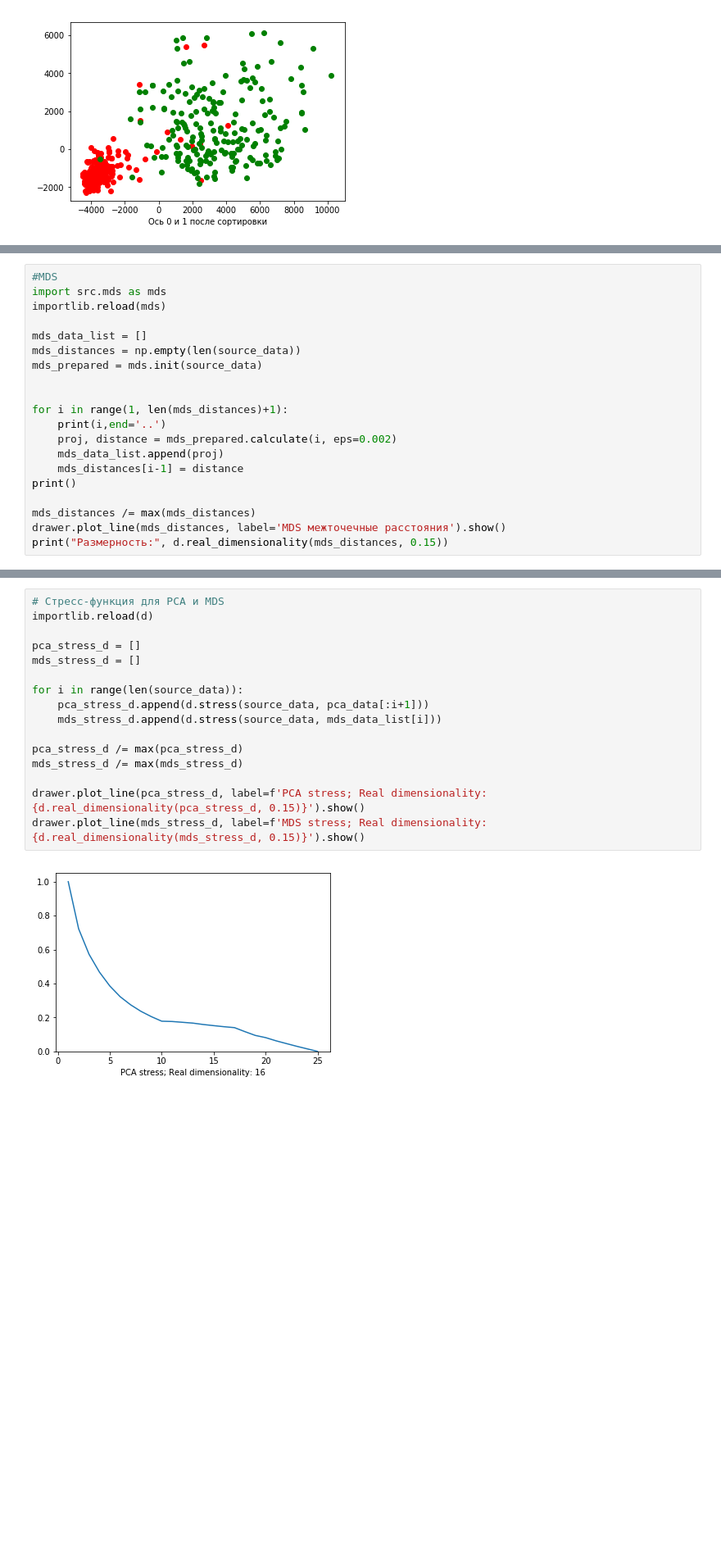
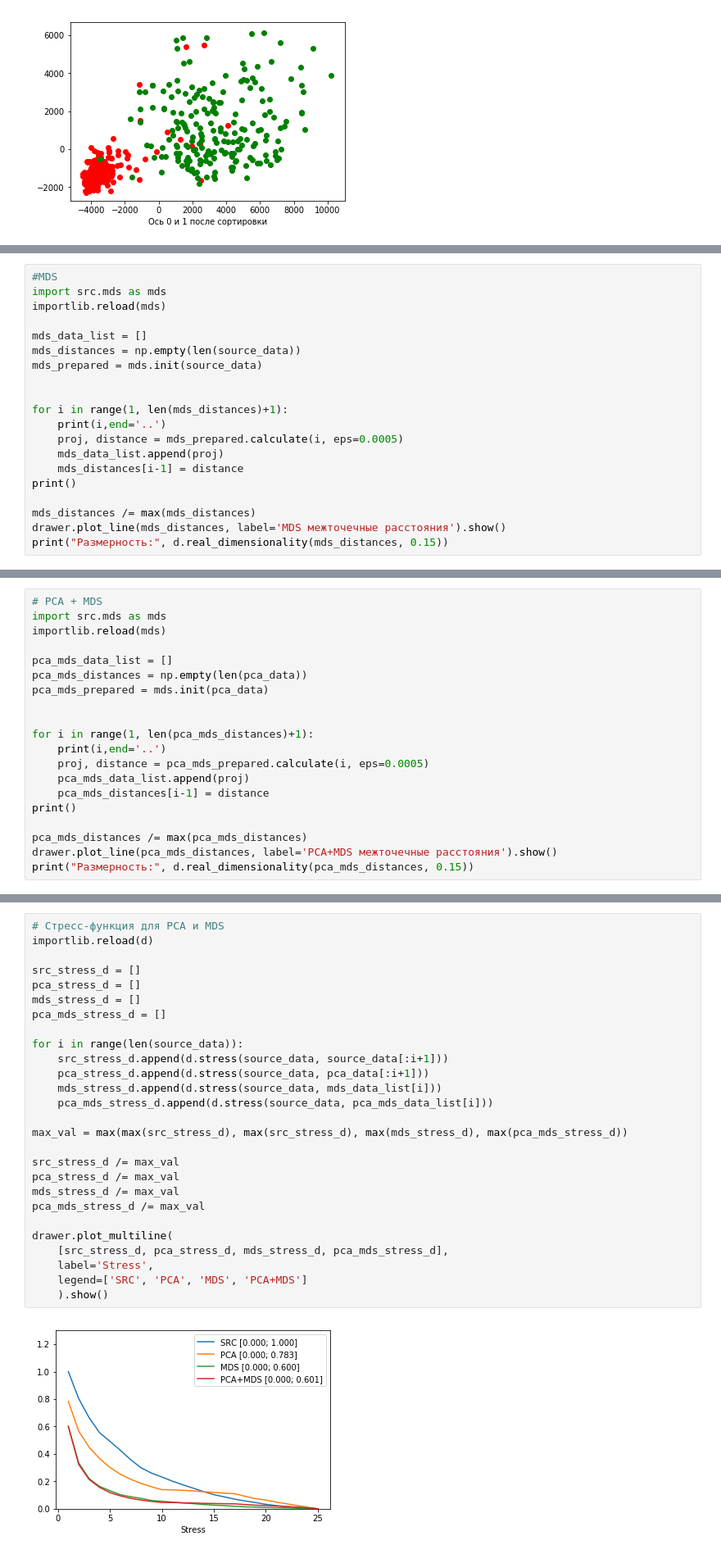
Before and after one commit to mestydone/dimensionality_reduction, a Jupyter notebook: DR.ipynb, the cells around one changed output, grey strips where cells are left out. Shown at 82% size. Saved outputs shown, nothing was run; the diff lists cells and outputs as text; blank space fills up the shorter version.

```diff
--- a/DR.ipynb
+++ b/DR.ipynb
@@ -80,7 +82,7 @@ mds_prepared = mds.init(source_data)
 
 for i in range(1, len(mds_distances)+1):
     print(i,end='..')
-    proj, distance = mds_prepared.calculate(i, eps=0.002)
+    proj, distance = mds_prepared.calculate(i, eps=0.0005)
     mds_data_list.append(proj)
     mds_distances[i-1] = distance
 print()
@@ -107,0 +97,20 @@ std - src: 1185.9373075545257; pca: 1185.9373075545257; mds: 1185.9373075545257;
+# %%
+# PCA + MDS
+import src.mds as mds
+importlib.reload(mds)
+
+pca_mds_data_list = []
+pca_mds_distances = np.empty(len(pca_data))
+pca_mds_prepared = mds.init(pca_data)
+
+
+for i in range(1, len(pca_mds_distances)+1):
+    print(i,end='..')
+    proj, distance = pca_mds_prepared.calculate(i, eps=0.0005)
+    pca_mds_data_list.append(proj)
+    pca_mds_distances[i-1] = distance
+print()
+
+pca_mds_distances /= max(pca_mds_distances)
+drawer.plot_line(pca_mds_distances, label='PCA+MDS межточечные расстояния').show()
+print("Размерность:", d.real_dimensionality(pca_mds_distances, 0.15))
@@ -108,18 +121,29 @@ std - src: 1185.9373075545257; pca: 1185.9373075545257; mds: 1185.9373075545257;
 # %%
 # Стресс-функция для PCA и MDS
 importlib.reload(d)
 
+src_stress_d = []
 pca_stress_d = []
 mds_stress_d = []
+pca_mds_stress_d = []
 
 for i in range(len(source_data)):
+    src_stress_d.append(d.stress(source_data, source_data[:i+1]))
     pca_stress_d.append(d.stress(source_data, pca_data[:i+1]))
     mds_stress_d.append(d.stress(source_data, mds_data_list[i]))
+    pca_mds_stress_d.append(d.stress(source_data, pca_mds_data_list[i]))
 
-pca_stress_d /= max(pca_stress_d)
-mds_stress_d /= max(mds_stress_d)
+max_val = max(max(src_stress_d), max(src_stress_d), max(mds_stress_d), max(pca_mds_stress_d))
 
-drawer.plot_line(pca_stress_d, label=f'PCA stress; Real dimensionality: {d.real_dimensionality(pca_stress_d, 0.15)}').show()
-drawer.plot_line(mds_stress_d, label=f'MDS stress; Real dimensionality: {d.real_dimensionality(mds_stress_d, 0.15)}').show()
+src_stress_d /= max_val
+pca_stress_d /= max_val
+mds_stress_d /= max_val
+pca_mds_stress_d /= max_val
+
+drawer.plot_multiline(
+    [src_stress_d, pca_stress_d, mds_stress_d, pca_mds_stress_d],
+    label='Stress',
+    legend=['SRC', 'PCA', 'MDS', 'PCA+MDS']
+    ).show()
 # %% [output]
-[figure, old version]
+[figure, new version]
```
Also changed, not shown: parts of 11 cells of this notebook, 3 other files.
